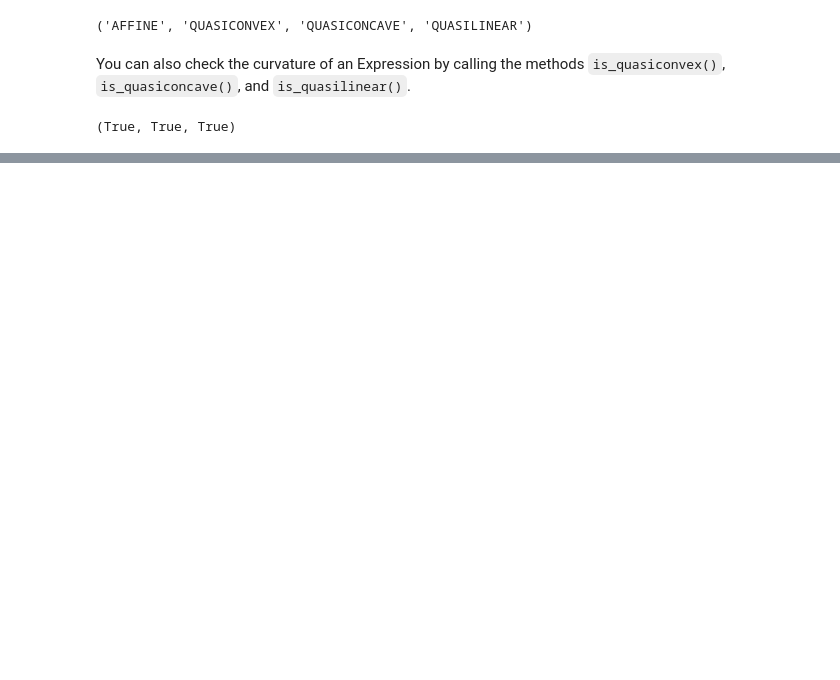
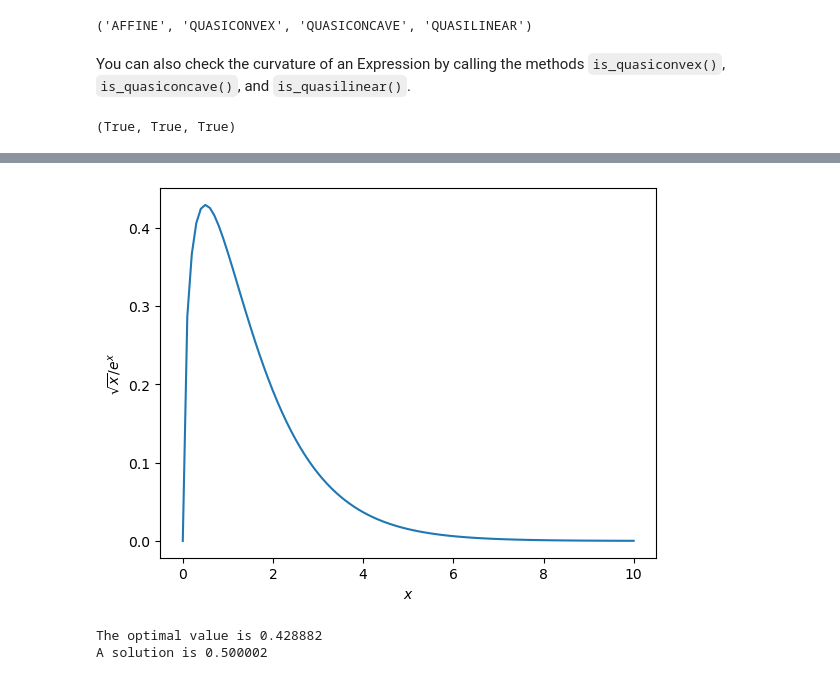
Before and after one commit to chofchof/convex-optimization, a Jupyter notebook: cvxpy_user_guide4.ipynb, the cells around one changed output, grey strips where cells are left out. Cells and saved outputs as stored; diff of their text form; code cells hidden in the pictures; blank space fills up the shorter version.

Commit message:
Update cvxpy_user_guide*.ipynb

```diff
--- a/cvxpy_user_guide4.ipynb
+++ b/cvxpy_user_guide4.ipynb
@@ -162,0 +243,27 @@ Bisection involves solving a sequence of optimization problems. If your problem
+# %%
+import numpy as np
+import cvxpy as cp
+import matplotlib.pyplot as plt
+
+x = np.linspace(0, 10, num=101)
+y = np.sqrt(x) / np.exp(x)
+
+_, ax = plt.subplots()
+ax.plot(x, y)
+ax.set_xlabel("$x$")
+ax.set_ylabel("$\sqrt{x}/e^x$");
+# %% [output]
+[figure, added]
+# %%
+x = cp.Variable()
+prob = cp.Problem(cp.Maximize(cp.sqrt(x) / cp.exp(x)))
+assert prob.is_dqcp()
+prob.solve(qcp=True)
+
+print(f"""
+The optimal value is {prob.value:f}
+A solution is {x.value:f}
+""")
+# %% [output]
+The optimal value is 0.428882
+A solution is 0.500002
```
Also changed, not shown: parts of 26 cells of this notebook, 4 other files.
